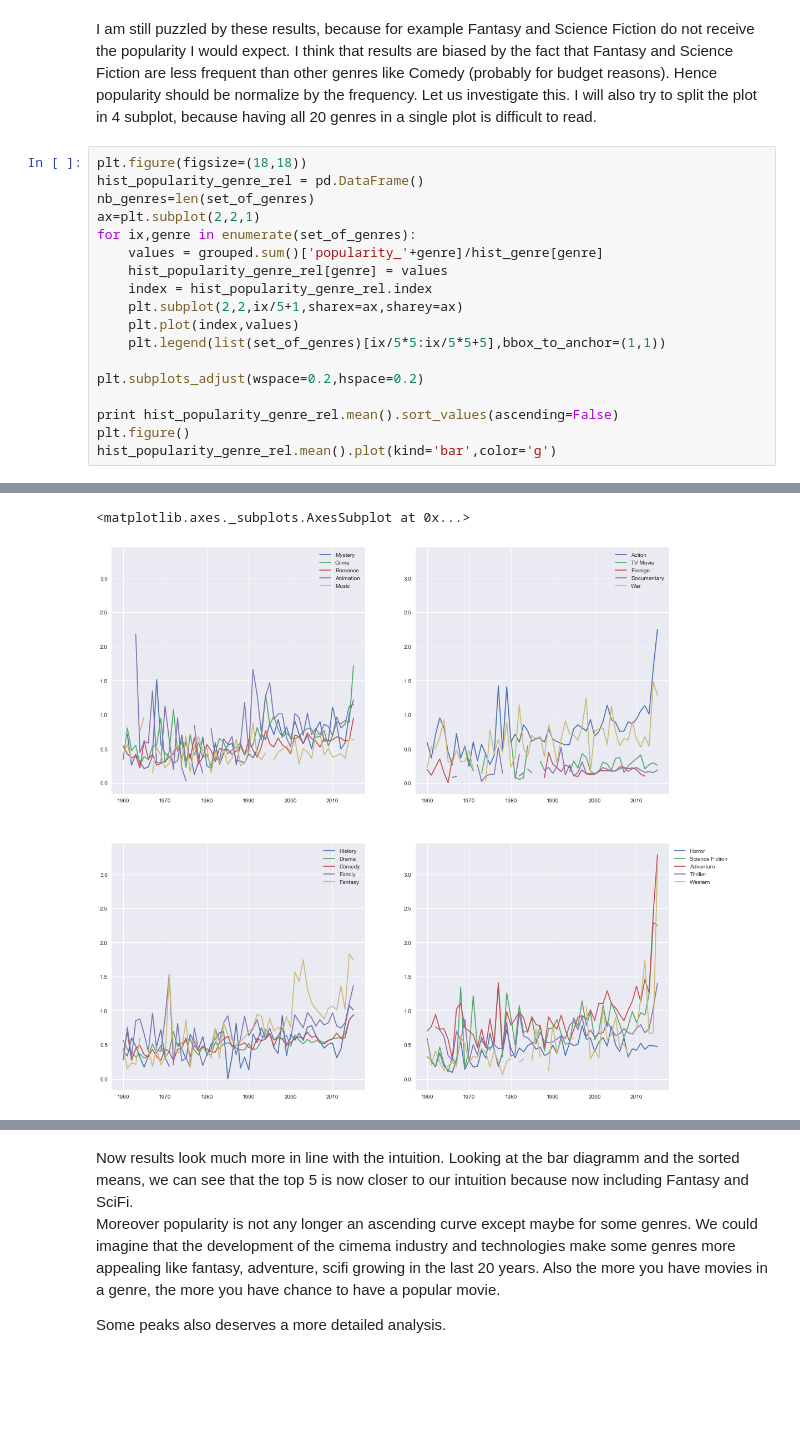
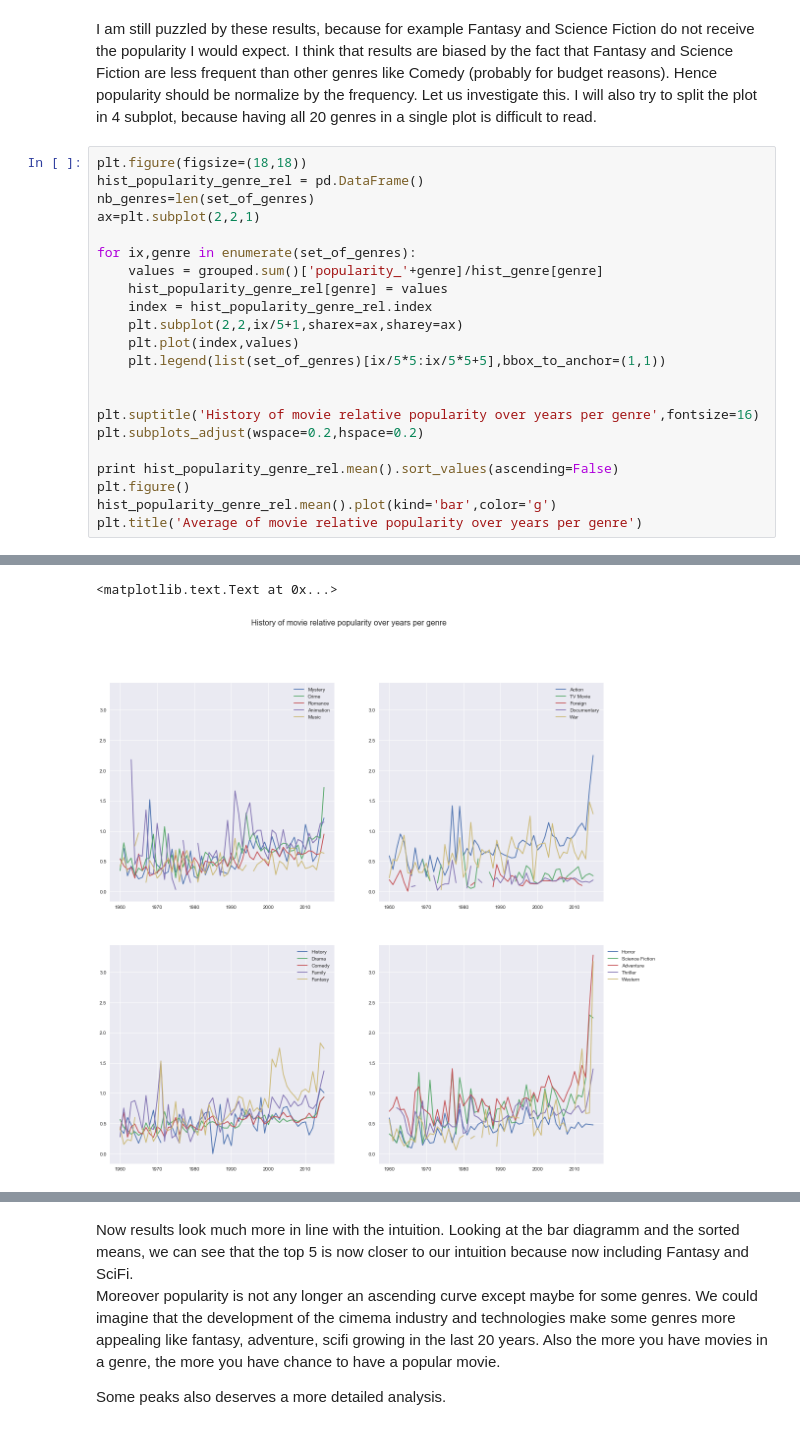
Before and after one commit to sgrihon/TMDB-movies, a Jupyter notebook: investigate-a-dataset-tmdb-movies.ipynb, the cells around one changed output, grey strips where cells are left out. Cells and saved outputs as stored; diff of their text form; blank space fills up the shorter version.

```diff
--- a/investigate-a-dataset-tmdb-movies.ipynb
+++ b/investigate-a-dataset-tmdb-movies.ipynb
@@ -469,36 +475,40 @@ plt.figure(figsize=(18,18))
 hist_popularity_genre_rel = pd.DataFrame()
 nb_genres=len(set_of_genres)
 ax=plt.subplot(2,2,1)
+
 for ix,genre in enumerate(set_of_genres):
     values = grouped.sum()['popularity_'+genre]/hist_genre[genre]
     hist_popularity_genre_rel[genre] = values
     index = hist_popularity_genre_rel.index
     plt.subplot(2,2,ix/5+1,sharex=ax,sharey=ax)
     plt.plot(index,values)
     plt.legend(list(set_of_genres)[ix/5*5:ix/5*5+5],bbox_to_anchor=(1,1))
 
+
+plt.suptitle('History of movie relative popularity over years per genre',fontsize=16)
 plt.subplots_adjust(wspace=0.2,hspace=0.2)
 
 print hist_popularity_genre_rel.mean().sort_values(ascending=False)
 plt.figure()
 hist_popularity_genre_rel.mean().plot(kind='bar',color='g')
+plt.title('Average of movie relative popularity over years per genre')
 # %% [output]
 Adventure          0.937627
 Animation          0.817759
 Fantasy            0.764171
 Science Fiction    0.761651
 Action             0.758278
 Family             0.687518
 Thriller           0.645160
 Crime              0.643064
 War                0.626728
 Mystery            0.570070
 Western            0.535108
 History            0.518848
 ... (5 lines left out)
 TV Movie           0.284413
 Documentary        0.191102
 Foreign            0.182989
 dtype: float64
-<matplotlib.axes._subplots.AxesSubplot at 0x...>
+<matplotlib.text.Text at 0x...>
-[figure, old version]
+[figure, new version]
```
Also changed, not shown: parts of 7 cells of this notebook, 1 other file.
